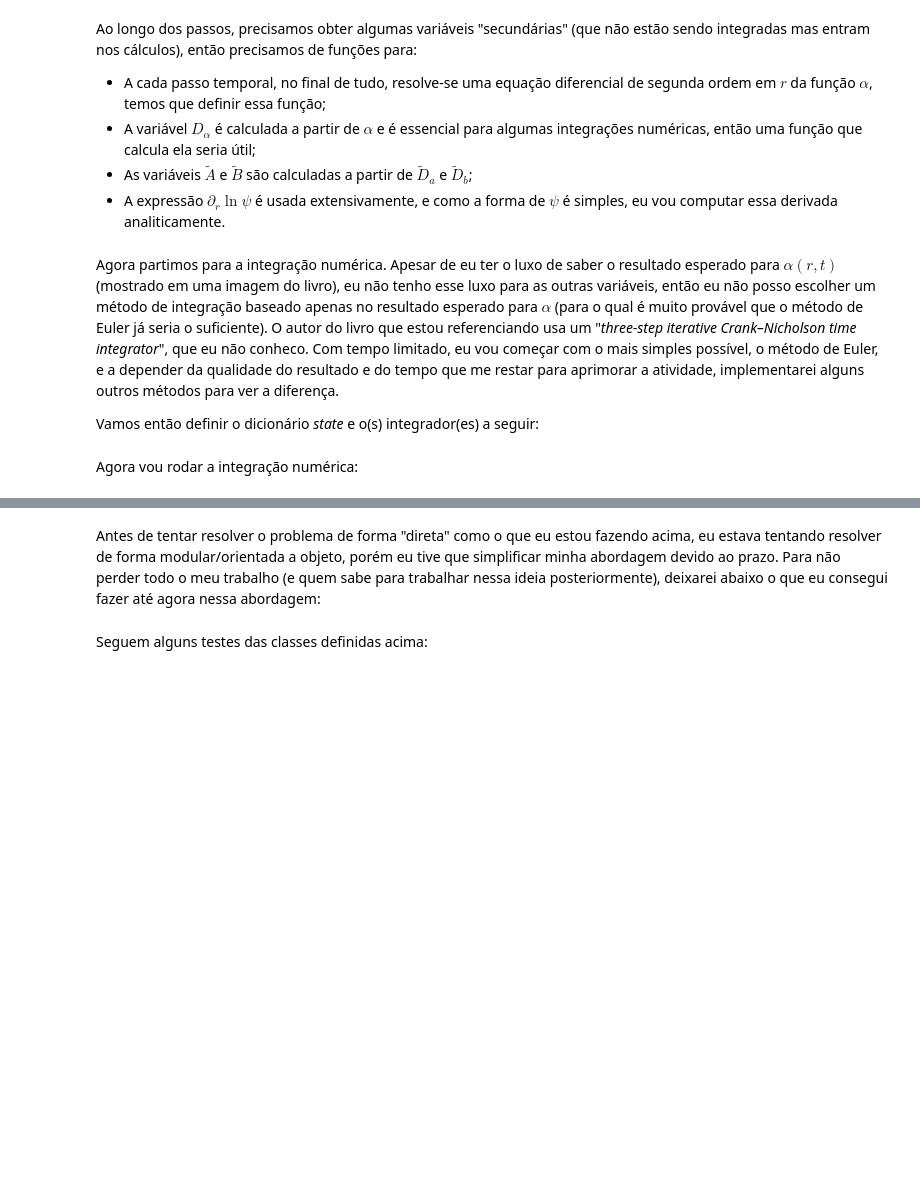
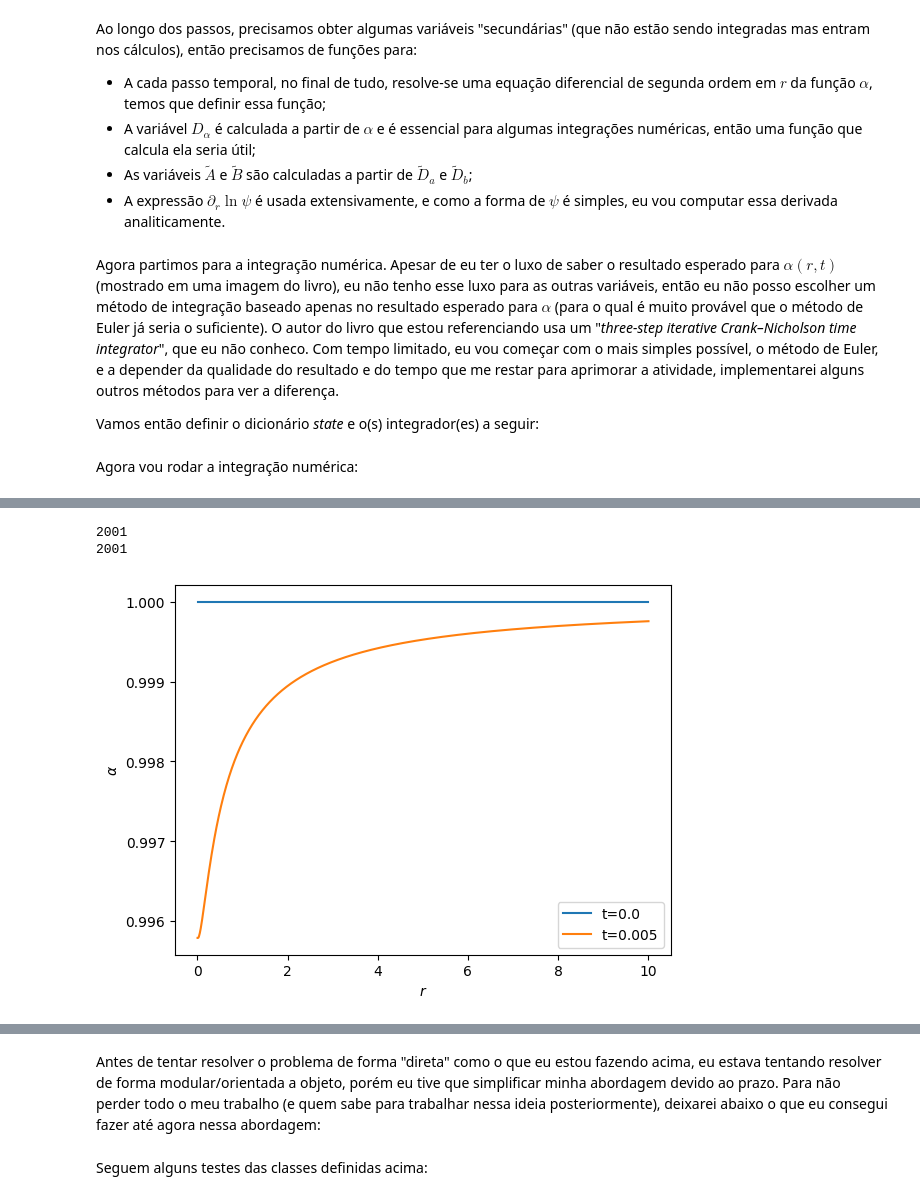
Before and after one commit to Grogroda/SchwarzschildNR, a Jupyter notebook: SphericalSymmetry.ipynb, the cells around one changed output, grey strips where cells are left out. Drawn from its saved outputs; the diff is of its cells as text; code cells hidden in the pictures; blank space fills up the shorter version.

```diff
--- a/SphericalSymmetry.ipynb
+++ b/SphericalSymmetry.ipynb
@@ -252,10 +252,12 @@ def dt_Ka(r, **kwargs):
 
     t1 = d_dr(sumDs_ext, r)
     t2 = Dalpha**2
-    t3 = (tDb+4*dr_lnpsi)**2
-    t4 = (Dalpha-tDb-4*dr_lnpsi)*(tDa+4*dr_lnpsi)/2
+    t3 = (Db**2)/2
+    t4 = (Dalpha-Db)*(tDa+4*dr_lnpsi)/2
+    t5 = tA*(psi**4)*Ka*(Ka+2*Kb)
+    t6 = (tDa-2*tDb-4*dr_lnpsi)/r
 
-    par = t1+t2+t3-t4
+    par = t1+t2+t3-t4-t5-t6
     res = (-mul)*par
 
     print('\ndt_Ka[0]={0} & dt_Ka[-1]={1}'.format(res[0], res[-1]))
@@ -458,15 +435,25 @@ psir = psi(r, M)
 # To find the initial value for alpha
 # I believe I can solve the equation
 # dr^2(alpha)+(2/r)dr(alpha)=0
+# dalpha/dr = u
+# du/dr = -2/r*u
+
+dr_lnpsi = dr_lnpsi(r, M)
 
 u = np.zeros(Nr) #u0 = 0
+dr_u = np.zeros(Nr)
 for i in range(Nr-1):
-    u[i+1]=u[i]+0.5*(r[i+1]-r[i])*((-2*u/r)[i]+(-2*u/r)[i+1]) #trapezoid rule
+    dr_u[i] = (-(2/r+2*dr_lnpsi)*u)[i]
+    u_next = u[i]+(r[i+1]-r[i])*dr_u[i]
+    dr_u[i+1] = (-(2/r[i+1]+2*dr_lnpsi[i+1])*u_next)
+    u[i+1] = u[i] + 0.5*(r[i+1]-r[i]) * (dr_u[i] + dr_u[i+1])
 
 alpha0 = np.zeros(Nr)
 alpha0[-1] = 1-r[-1]*u[-1] #solution to boundary condition dr(alpha)=(1-alpha)/r at r->infty
 for i in reversed(range(len(r) - 1)): #goes from alpha[-2] to alpha[0]
     alpha0[i] = alpha0[i+1]-0.5*(r[i+1]-r[i])*(u[i]+u[i+1])
+
+print('alpha0[:5] = ', alpha0[:5])
 
 state = {
     'tA':tA,
@@ -479,7 +466,7 @@ state = {
     'psi':psir,
     'alpha':alpha0,
     'Dalpha':get_Dalpha(alpha0, r),
-    'dr_lnpsi':dr_lnpsi(r, M)
+    'dr_lnpsi':dr_lnpsi
 }
 
 t = ti
@@ -489,11 +476,14 @@ ts.append(t)
 alphas.append(state['alpha'].copy())
 tAs.append(state['tA'].copy())
 
+c = 0
 while t<tf:
     t+=Dt
+    c+=1
+    print('Simulation iteration ', c)
 
     # Integration:
-    state = rk2_step(r, state, Dt)
+    state = rk4_step(r, state, Dt)
 
     # Extracting non-integrated variables:
     alpha = get_alpha(r, **state)
@@ -529,17 +535,18 @@ ValueError: operands could not be broadcast together with shapes (1000,) (999,)
 # %%
-plot_indices = [0, 50, 100, 200, 400, 800, 999]
-
-print(alphas[2])
-print(tAs[2])
+plot_indices = [0, 1]
 
 print(len(ts))
 print(len(alphas))
 
 plt.figure()
 for idx in plot_indices:
     plt.plot(r, alphas[idx], label='t={}'.format(ts[idx]))
 
 plt.xlabel(r'$r$')
 plt.ylabel(r'$\alpha$')
 plt.legend()
 plt.show()
+# %% [output]
+2001
+2001
+[figure, added]
```
Also changed, not shown: parts of 6 cells of this notebook.
